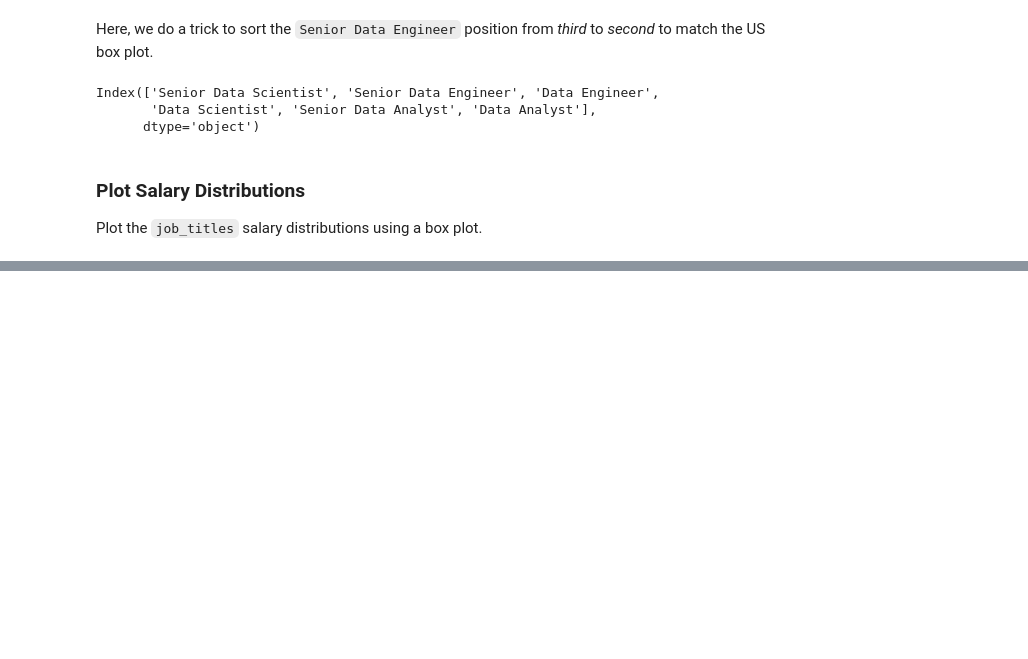
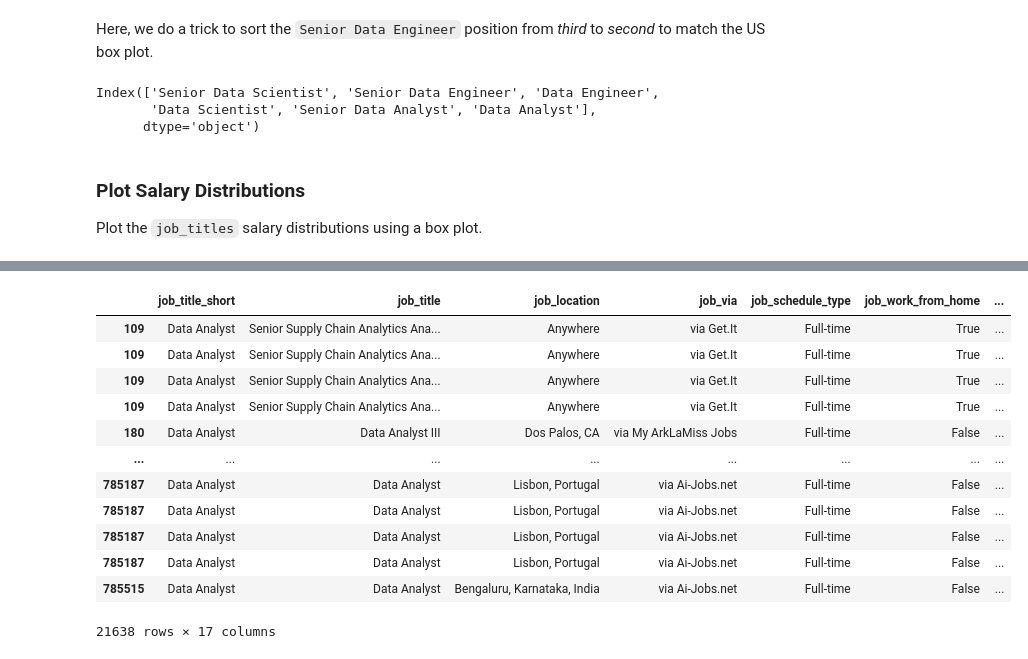
Before and after one commit to amitkr209/Python_and_R_Projects, a Jupyter notebook: 3_Project/4_Salary_Analysis.ipynb, the cells around one changed output, grey strips where cells are left out. Drawn from its saved outputs; the diff is of its cells as text; code cells hidden in the pictures; blank space fills up the shorter version.

```diff
--- a/3_Project/4_Salary_Analysis.ipynb
+++ b/3_Project/4_Salary_Analysis.ipynb
@@ -253,0 +264,25 @@ plt.show()
+# %%
+# Only get data analyst jobs
+df_DA_glo = df[(df['job_title_short'] == 'Data Analyst')]
+
+# Drop NaN values from the 'salary_year_avg' column for accurate visualization
+df_DA_glo = df_DA_glo.dropna(subset=['salary_year_avg'])
+
+# Explode the job_skills column
+df_DA_glo_explode = df_DA_glo.explode('job_skills')
+
+df_DA_glo_explode
+# %% [output]
+|  | job_title_short | job_title | job_location | job_via | job_schedule_type | job_work_from_home | ... |
+| 109 | Data Analyst | Senior Supply Chain Analytics Ana... | Anywhere | via Get.It | Full-time | True | ... |
+| 109 | Data Analyst | Senior Supply Chain Analytics Ana... | Anywhere | via Get.It | Full-time | True | ... |
+| 109 | Data Analyst | Senior Supply Chain Analytics Ana... | Anywhere | via Get.It | Full-time | True | ... |
+| 109 | Data Analyst | Senior Supply Chain Analytics Ana... | Anywhere | via Get.It | Full-time | True | ... |
+| 180 | Data Analyst | Data Analyst III | Dos Palos, CA | via My ArkLaMiss Jobs | Full-time | False | ... |
+| ... | ... | ... | ... | ... | ... | ... | ... |
+| 785187 | Data Analyst | Data Analyst | Lisbon, Portugal | via Ai-Jobs.net | Full-time | False | ... |
+| 785187 | Data Analyst | Data Analyst | Lisbon, Portugal | via Ai-Jobs.net | Full-time | False | ... |
+| 785187 | Data Analyst | Data Analyst | Lisbon, Portugal | via Ai-Jobs.net | Full-time | False | ... |
+| 785187 | Data Analyst | Data Analyst | Lisbon, Portugal | via Ai-Jobs.net | Full-time | False | ... |
+| 785515 | Data Analyst | Data Analyst | Bengaluru, Karnataka, India | via Ai-Jobs.net | Full-time | False | ... |
+21638 rows × 17 columns
```
Also changed, not shown: parts of 12 cells of this notebook, 1 other file.
